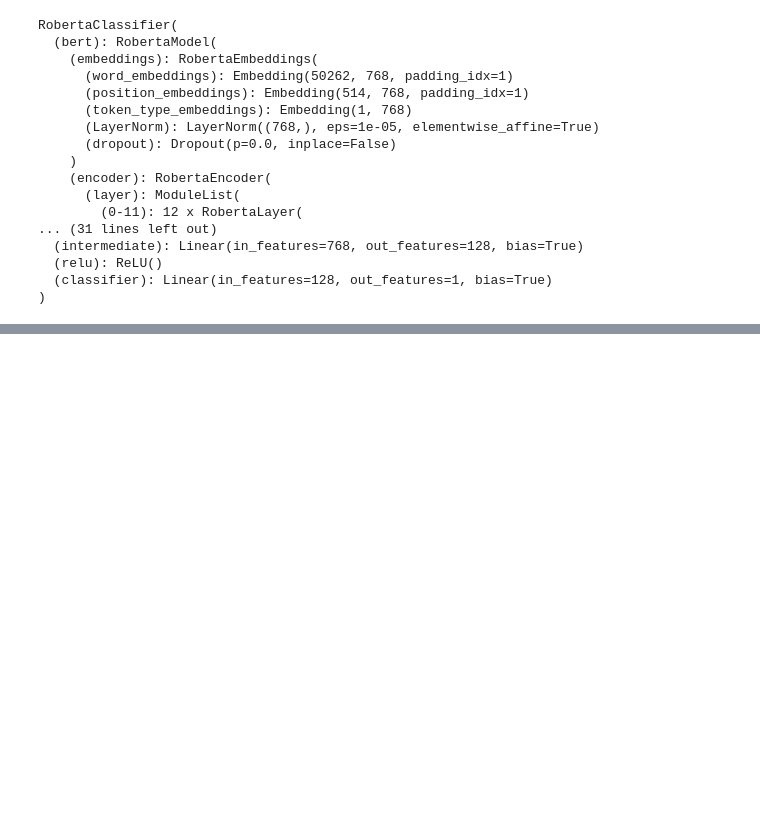
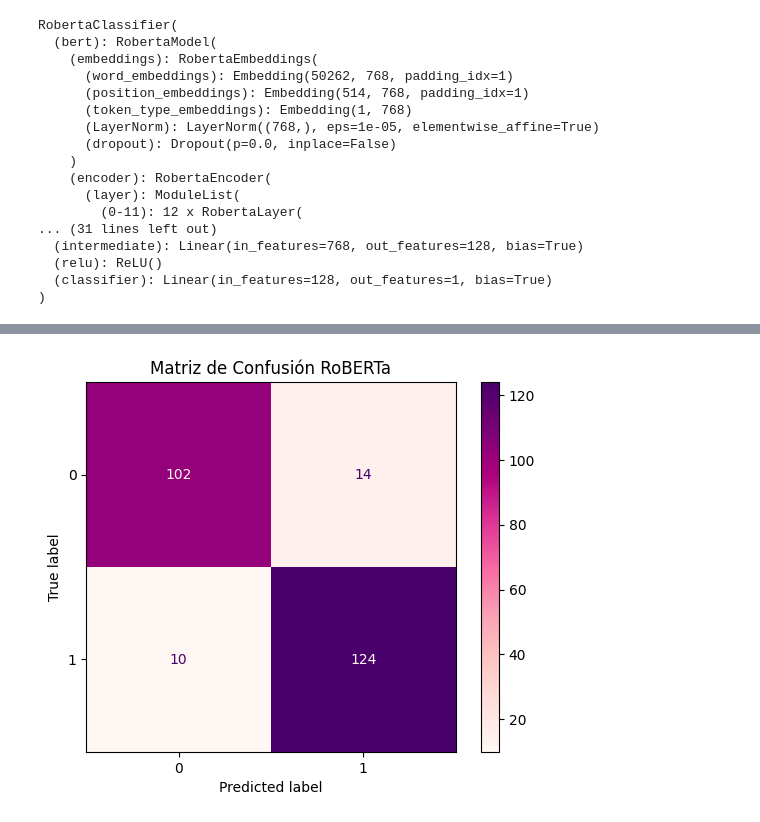
Before and after one commit to LordPobol/UltimoJamon-LosNintendoRepos, a Jupyter notebook: src/modulos/moduloEntrenamientoROBERTA.ipynb, the cells around one changed output, grey strips where cells are left out. Saved outputs shown, nothing was run; the diff lists cells and outputs as text; code cells hidden in the pictures; blank space fills up the shorter version.

```diff
--- a/src/modulos/moduloEntrenamientoROBERTA.ipynb
+++ b/src/modulos/moduloEntrenamientoROBERTA.ipynb
@@ -377 +307,8 @@ plt.show()
+# %%
+cm, disp = crear_matriz_confusion(y_true, y_pred)
+disp.plot(cmap='RdPu')
+plt.title("Matriz de Confusión RoBERTa")
+plt.show()
+# %% [output]
+[figure, added]
 # %%
```
Also changed, not shown: parts of 22 cells of this notebook, 6 other files.
